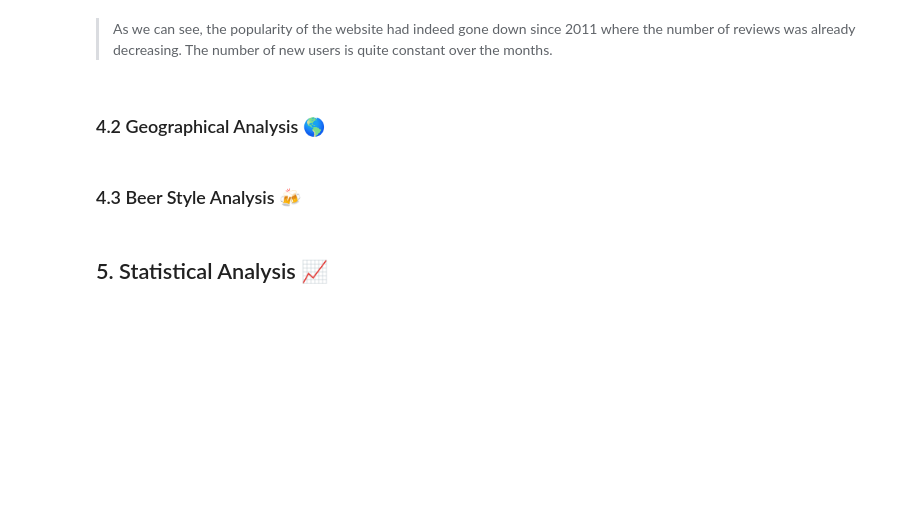
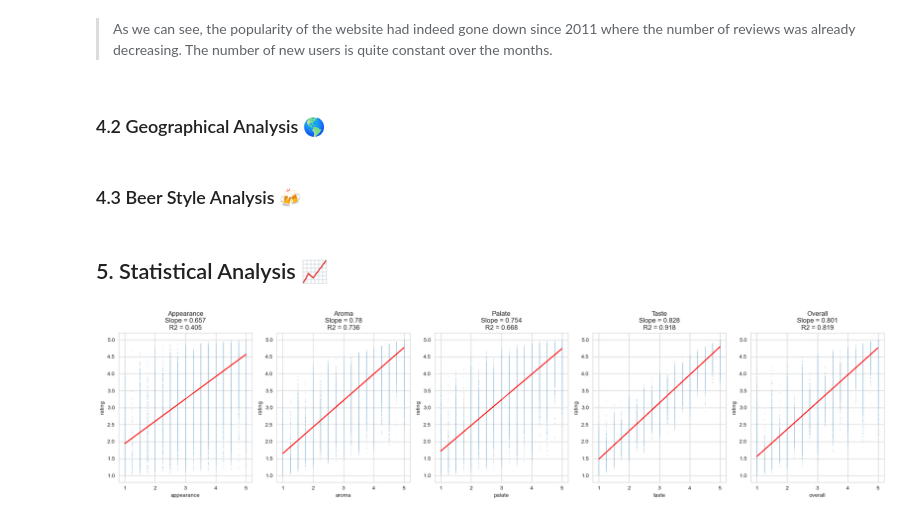
Before and after one commit to epfl-ada/ada-2023-project-beeradaventure46, a Jupyter notebook: Milestone_3.ipynb, the cells around one changed output. Cells and saved outputs as stored; diff of their text form; code cells hidden in the pictures; blank space fills up the shorter version.

```diff
--- a/Milestone_3.ipynb
+++ b/Milestone_3.ipynb
@@ -1590,3 +1590,41 @@ df = pd.read_parquet(dataset_path + 'BA_04_complete.parquet')
 df = pd.read_parquet(dataset_path + 'BA_04_complete.parquet')
 # %% [markdown]
 ## 5. Statistical Analysis 📈 <a id='5-statistical-analysis'></a>
+# %%
+df = pd.read_parquet(dataset_path + 'BA_04_complete.parquet')
+# %%
+# fit a linear regression line to the data for all 5 aspects
+reg1 = LinearRegression().fit(df[['appearance']], df['rating'])
+reg2 = LinearRegression().fit(df[['aroma']], df['rating'])
+reg3 = LinearRegression().fit(df[['palate']], df['rating'])
+reg4 = LinearRegression().fit(df[['taste']], df['rating'])
+reg5 = LinearRegression().fit(df[['overall']], df['rating'])
+
+# create subplots for all 5 aspects
+fig, axs = plt.subplots(1, 5, figsize=(20, 5))
+
+# plot the data and regression line for each aspect
+sns.scatterplot(data=df, x='appearance', y='rating', s=0.5, ax=axs[0])
+axs[0].plot(df[['appearance']], reg1.predict(df[['appearance']]), color='red')
+axs[0].set_title('Appearance\nSlope = ' + str(round(reg1.coef_[0], 3)) + '\nR2 = ' + str(round(reg1.score(df[['appearance']], df['rating']), 3)))
+
+sns.scatterplot(data=df, x='aroma', y='rating', s=0.5, ax=axs[1])
+axs[1].plot(df[['aroma']], reg2.predict(df[['aroma']]), color='red')
+axs[1].set_title('Aroma\nSlope = ' + str(round(reg2.coef_[0], 3)) + '\nR2 = ' + str(round(reg2.score(df[['aroma']], df['rating']), 3)))
+
+sns.scatterplot(data=df, x='palate', y='rating', s=0.5, ax=axs[2])
+axs[2].plot(df[['palate']], reg3.predict(df[['palate']]), color='red')
+axs[2].set_title('Palate\nSlope = ' + str(round(reg3.coef_[0], 3)) + '\nR2 = ' + str(round(reg3.score(df[['palate']], df['rating']), 3)))
+
+sns.scatterplot(data=df, x='taste', y='rating', s=0.5, ax=axs[3])
+axs[3].plot(df[['taste']], reg4.predict(df[['taste']]), color='red')
+axs[3].set_title('Taste\nSlope = ' + str(round(reg4.coef_[0], 3)) + '\nR2 = ' + str(round(reg4.score(df[['taste']], df['rating']), 3)))
+
+sns.scatterplot(data=df, x='overall', y='rating', s=0.5, ax=axs[4])
+axs[4].plot(df[['overall']], reg5.predict(df[['overall']]), color='red')
+axs[4].set_title('Overall\nSlope = ' + str(round(reg5.coef_[0], 3)) + '\nR2 = ' + str(round(reg5.score(df[['overall']], df['rating']), 3)))
+
+plt.tight_layout()
+plt.show()
+# %% [output]
+[figure, added]
```
Also changed, not shown: parts of 2 cells of this notebook, 1 other file.
